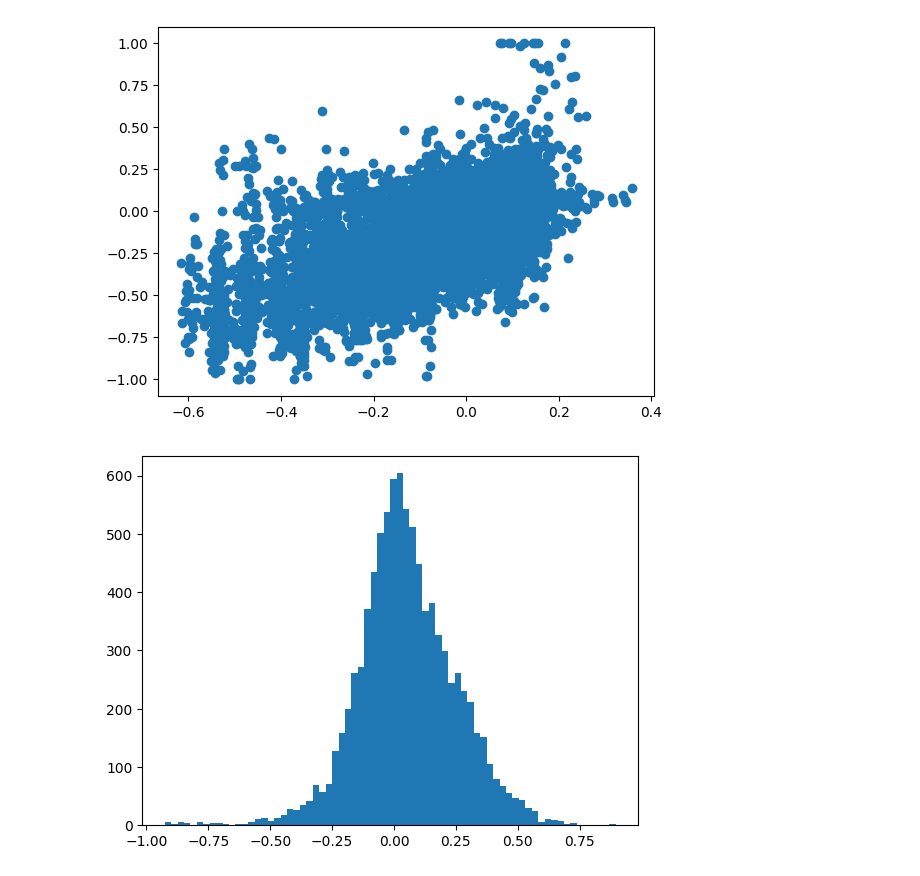
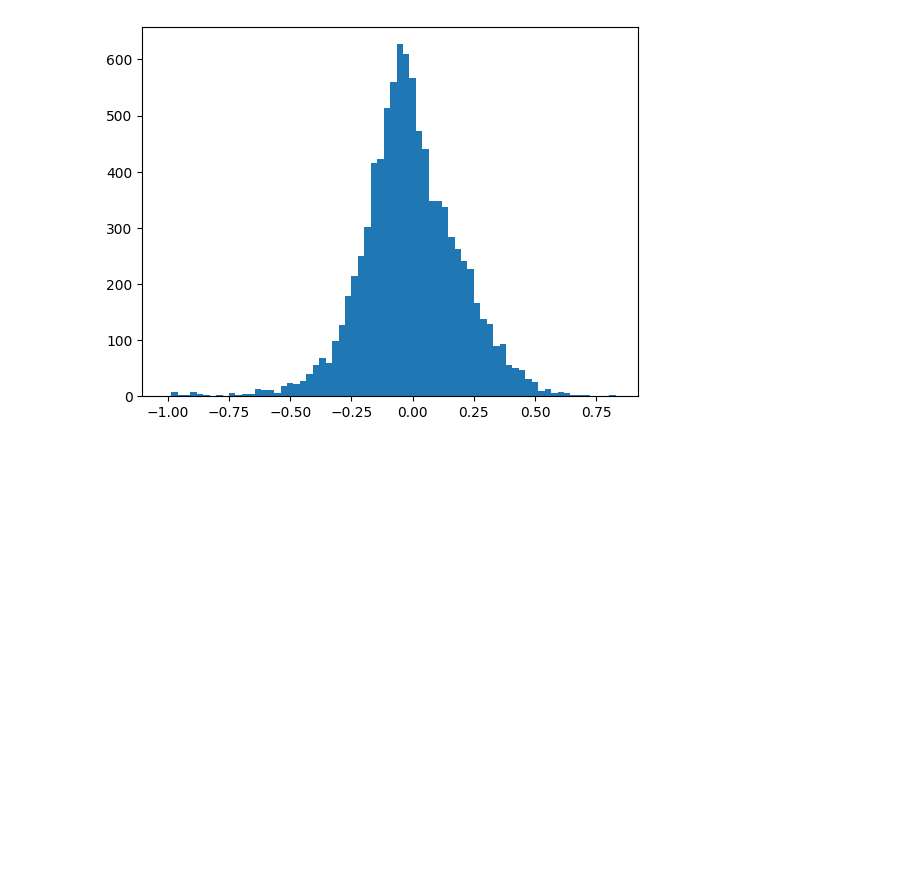
Before and after one commit to BasisResearch/cities, a Jupyter notebook: docs/experimental_notebooks/interaction_cities_prototype.ipynb, the cells around one changed output. Cells and saved outputs as stored; diff of their text form; code cells hidden in the pictures; blank space fills up the shorter version.

Commit message:
data pre and model

```diff
--- a/docs/experimental_notebooks/interaction_cities_prototype.ipynb
+++ b/docs/experimental_notebooks/interaction_cities_prototype.ipynb
@@ -340,0 +34,5 @@ samples_F = predictive_F(N_t, N_s, state_index, time_index)
+# %%
+model_args = model_args=(N_t, N_cov, N_s, N_u, N_obs, state_index_sparse, state_index, time_index, unit_index)
+
+pyro.render_model(model,
+                  model_args=model_args, render_distributions=True)
@@ -340,0 +41,4 @@ samples_F = predictive_F(N_t, N_s, state_index, time_index)
+# %%
+model_conditioned = pyro.condition(model, data = {"T": intervention, "Y": y, "X": covariates_sparse})
+
+guide = train_interactions_model(model_conditioned, model_args = model_args)
@@ -341,2 +64,5 @@ samples_F = predictive_F(N_t, N_s, state_index, time_index)
+# %%
+predictive = Predictive(model, guide=guide, num_samples=1000, parallel=False)
+samples = predictive(*model_args)
 # %%
 # estimate with covariates and latent confounders impacting covariates, intervention, and outcome
@@ -352,16 +78,13 @@ plt.show()
 # %%
-predictions = samples_F['Y'].squeeze().T
+# plot residuals
+
+predictions = samples['Y'].squeeze().T
 mean_predictions = torch.mean(predictions, dim = 1)
-
-
-plt.scatter(x = mean_predictions,y =  y)
-plt.show()
 
 plt.hist(mean_predictions - y, bins=70)
 plt.show()
 # %% [output]
-[figure, old version]
+[figure, new version]
-[figure, removed]
 # %%
 observed_mean = torch.mean(y)
 tss = torch.sum((y - observed_mean) ** 2)
```
Also changed, not shown: parts of 14 cells of this notebook, 2 other files.
